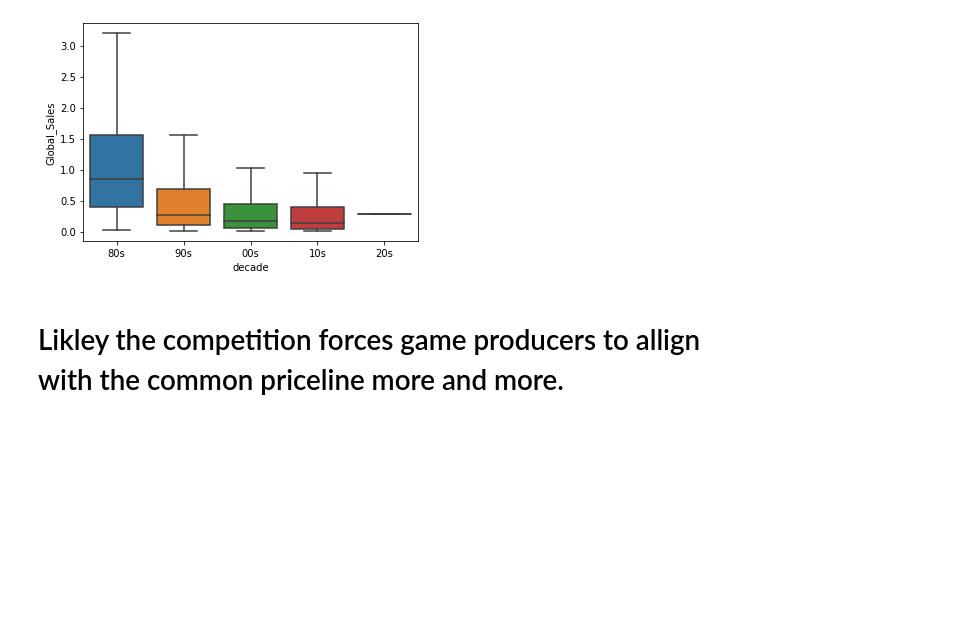
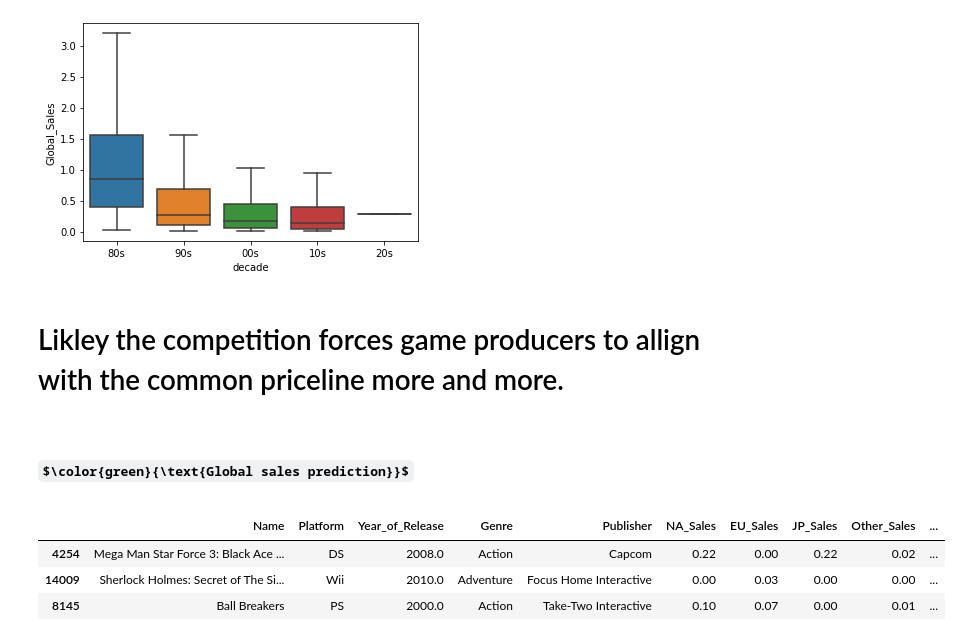
Before and after one commit to obaliuta/games_sales, a Jupyter notebook: notebook.ipynb, the cells around one changed output. Drawn from its saved outputs; the diff is of its cells as text; code cells hidden in the pictures; some formulas as TeX source; blank space fills up the shorter version.

```diff
--- a/notebook.ipynb
+++ b/notebook.ipynb
@@ -235,3 +237,13 @@ sns.boxplot(x='decade', y='Global_Sales', data=sales, showfliers = False, order=
 [figure]
 # %% [markdown]
 # Likley the competition forces game producers to allign with the common priceline more and more.
+# %% [markdown]
+# $\color{green}{\text{Global sales prediction}}$
+# %%
+# preparing raw data
+sales.sample(3)
+# %% [output]
+|  | Name | Platform | Year_of_Release | Genre | Publisher | NA_Sales | EU_Sales | JP_Sales | Other_Sales | ... |
+| 4254 | Mega Man Star Force 3: Black Ace ... | DS | 2008.0 | Action | Capcom | 0.22 | 0.00 | 0.22 | 0.02 | ... |
+| 14009 | Sherlock Holmes: Secret of The Si... | Wii | 2010.0 | Adventure | Focus Home Interactive | 0.00 | 0.03 | 0.00 | 0.00 | ... |
+| 8145 | Ball Breakers | PS | 2000.0 | Action | Take-Two Interactive | 0.10 | 0.07 | 0.00 | 0.01 | ... |
```
Also changed, not shown: parts of 8 cells of this notebook.
